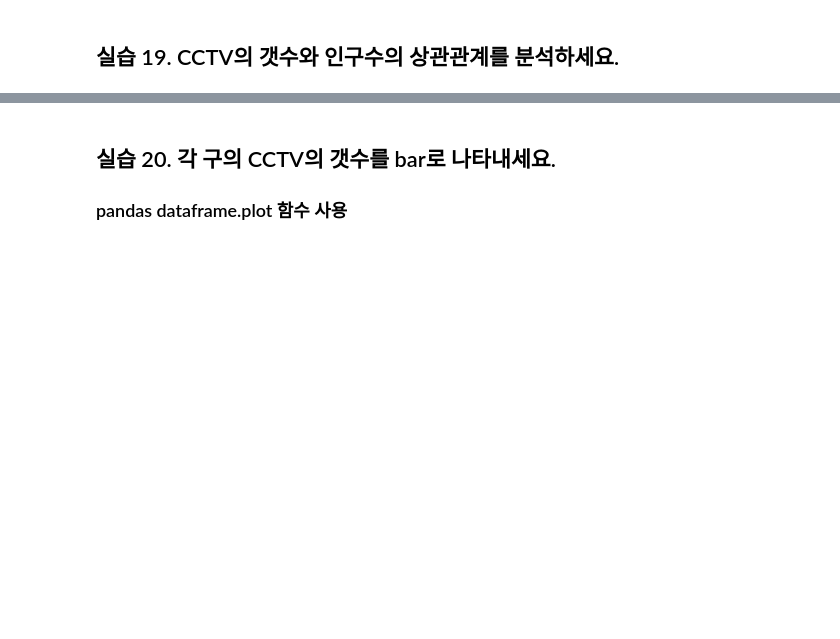
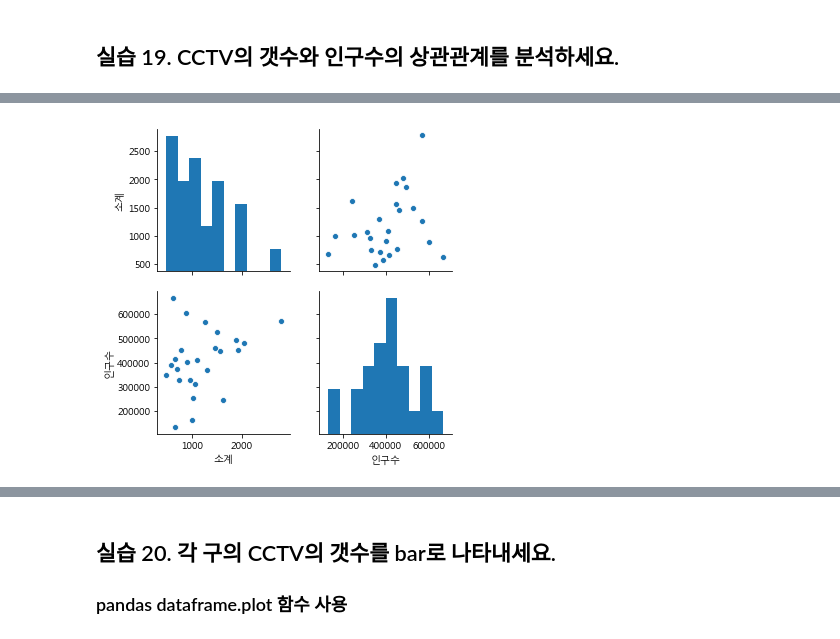
Before and after one commit to twistyang/python_sun, a Jupyter notebook: part07/3.a 프로젝트 - CCTV설치.ipynb, the cells around one changed output, grey strips where cells are left out. Cells and saved outputs as stored; diff of their text form; code cells hidden in the pictures; blank space fills up the shorter version.

```diff
--- a/part07/3.a 프로젝트 - CCTV설치.ipynb
+++ b/part07/3.a 프로젝트 - CCTV설치.ipynb
@@ -183,0 +397,5 @@ else:
+# %%
+sb.pairplot(  data_result[ ['소계','인구수']  ]    )
+plt.show()
+# %% [output]
+[figure, added]
```
Also changed, not shown: parts of 42 cells of this notebook, 1 other file.
